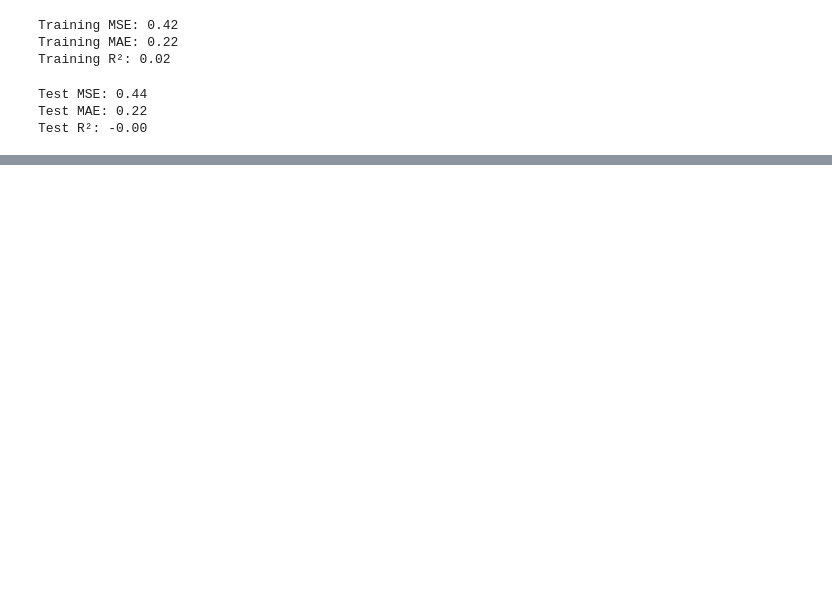
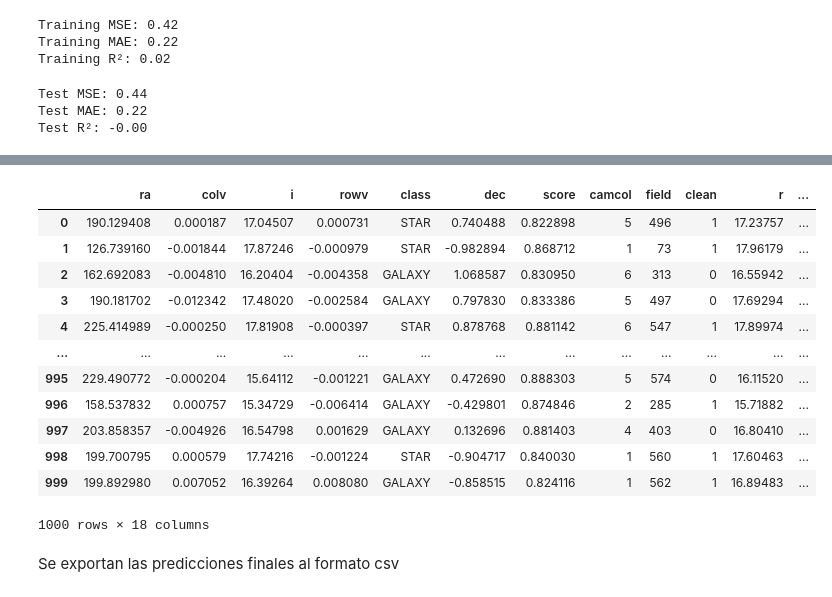
Before and after one commit to Paulina-A-V/Laboratorio, a Jupyter notebook: notebook lab 1.ipynb, the cells around one changed output, grey strips where cells are left out. Saved outputs shown, nothing was run; the diff lists cells and outputs as text; code cells hidden in the pictures; blank space fills up the shorter version.

Commit message:
Se exporta modelo, genera predicciones y se saca conclusiones

```diff
--- a/notebook lab 1.ipynb
+++ b/notebook lab 1.ipynb
@@ -538,0 +562,3 @@ Test R²: -0.00
+# %%
+v_data = pd.read_csv("./validation_data.csv")
+v_data.head()
@@ -538,0 +572,7 @@ Test R²: -0.00
+# %%
+v_data.rename(columns={'KTAS_Experto': 'KTAS_experto'}, inplace=True)
+
+featuresv = features2.copy()
+
+validacion = v_data[featuresv]
+validacion.head()
@@ -538,0 +588,6 @@ Test R²: -0.00
+# %%
+y_predicted = mejor_pipeline.predict(validacion)
+
+# Calcula el desempeño del modelo
+respuesta_df = pd.DataFrame({"redshift": y_predicted})
+print(respuesta_df)
@@ -538,0 +609,19 @@ Test R²: -0.00
+# %%
+data_final = pd.concat([v_data, respuesta_df], axis=1)
+data_final
+# %% [output]
+|  | ra | colv | i | rowv | class | dec | score | camcol | field | clean | r | ... |
+| 0 | 190.129408 | 0.000187 | 17.04507 | 0.000731 | STAR | 0.740488 | 0.822898 | 5 | 496 | 1 | 17.23757 | ... |
+| 1 | 126.739160 | -0.001844 | 17.87246 | -0.000979 | STAR | -0.982894 | 0.868712 | 1 | 73 | 1 | 17.96179 | ... |
+| 2 | 162.692083 | -0.004810 | 16.20404 | -0.004358 | GALAXY | 1.068587 | 0.830950 | 6 | 313 | 0 | 16.55942 | ... |
+| 3 | 190.181702 | -0.012342 | 17.48020 | -0.002584 | GALAXY | 0.797830 | 0.833386 | 5 | 497 | 0 | 17.69294 | ... |
+| 4 | 225.414989 | -0.000250 | 17.81908 | -0.000397 | STAR | 0.878768 | 0.881142 | 6 | 547 | 1 | 17.89974 | ... |
+| ... | ... | ... | ... | ... | ... | ... | ... | ... | ... | ... | ... | ... |
+| 995 | 229.490772 | -0.000204 | 15.64112 | -0.001221 | GALAXY | 0.472690 | 0.888303 | 5 | 574 | 0 | 16.11520 | ... |
+| 996 | 158.537832 | 0.000757 | 15.34729 | -0.006414 | GALAXY | -0.429801 | 0.874846 | 2 | 285 | 1 | 15.71882 | ... |
+| 997 | 203.858357 | -0.004926 | 16.54798 | 0.001629 | GALAXY | 0.132696 | 0.881403 | 4 | 403 | 0 | 16.80410 | ... |
+| 998 | 199.700795 | 0.000579 | 17.74216 | -0.001224 | STAR | -0.904717 | 0.840030 | 1 | 560 | 1 | 17.60463 | ... |
+| 999 | 199.892980 | 0.007052 | 16.39264 | 0.008080 | GALAXY | -0.858515 | 0.824116 | 1 | 562 | 1 | 16.89483 | ... |
+1000 rows × 18 columns
+# %% [markdown]
+Se exportan las predicciones finales al formato csv
```
Also changed, not shown: parts of 14 cells of this notebook, 3 other files.
